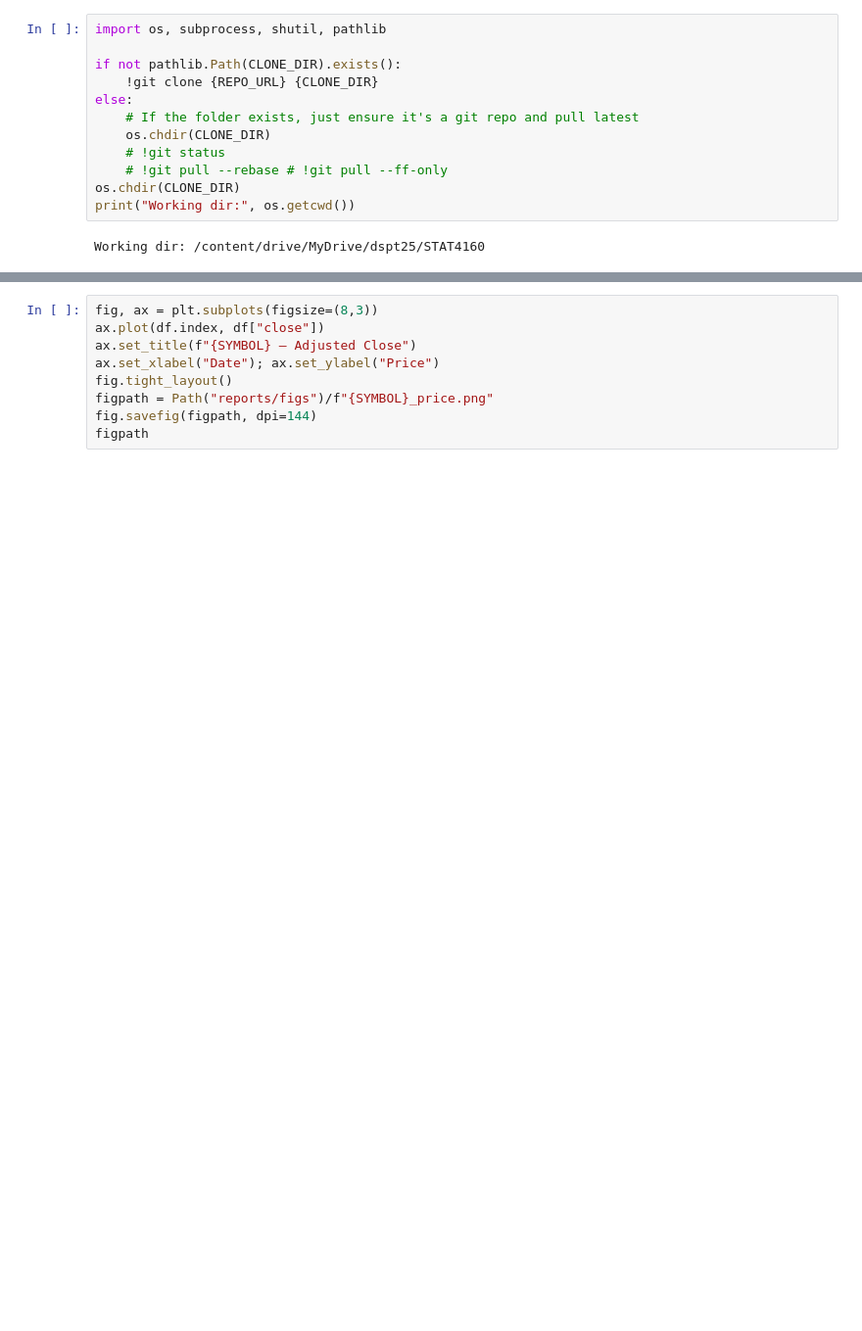
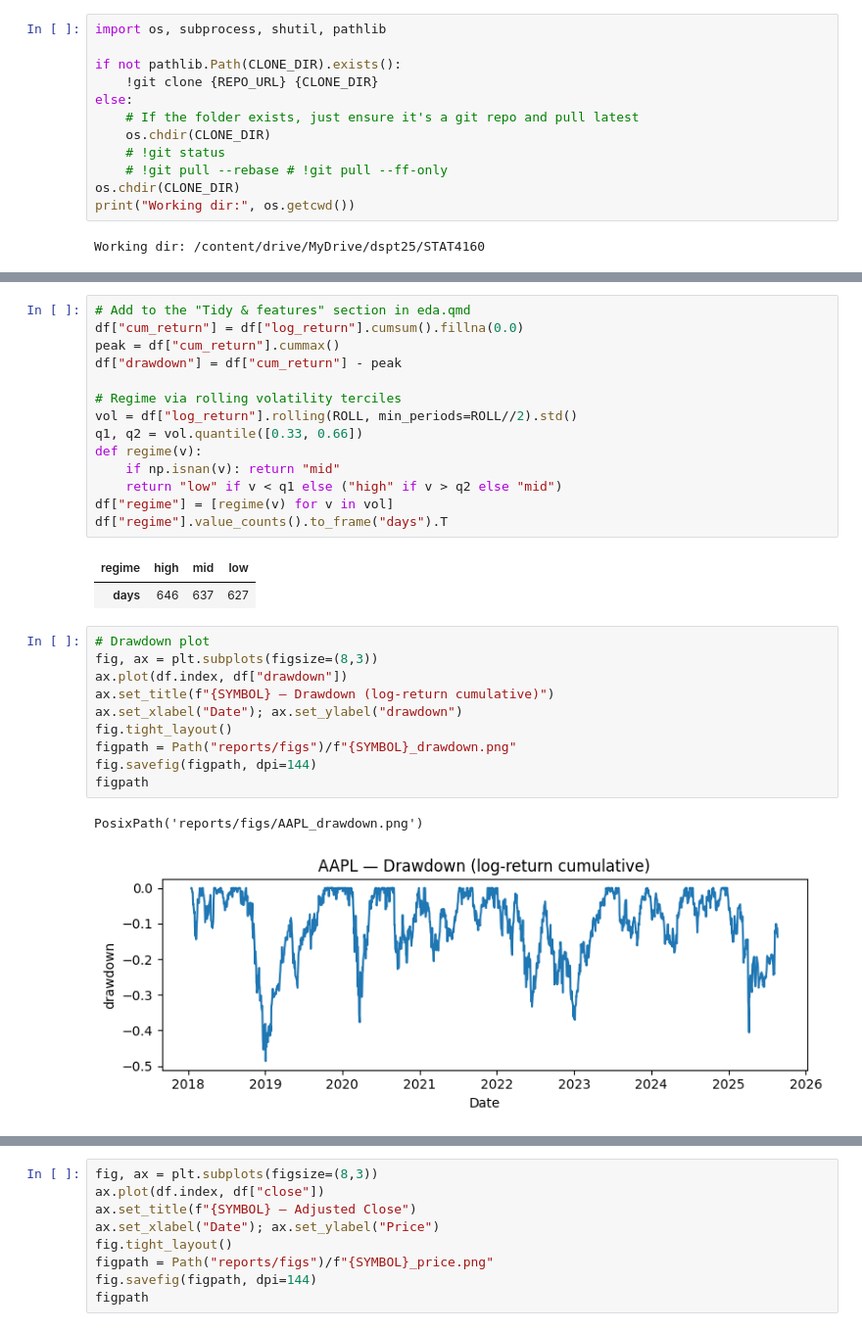
Before and after one commit to ywanglab/STAT4160, a Jupyter notebook: notebooks/lec3_code_inside_QMD_testing.ipynb, the cells around one changed output, grey strips where cells are left out. Shown at 98% size. Drawn from its saved outputs; the diff is of its cells as text; blank space fills up the shorter version.

```diff
--- a/notebooks/lec3_code_inside_QMD_testing.ipynb
+++ b/notebooks/lec3_code_inside_QMD_testing.ipynb
@@ -91,0 +92,30 @@ df.head()
+# %%
+# Add to the "Tidy & features" section in eda.qmd
+df["cum_return"] = df["log_return"].cumsum().fillna(0.0)
+peak = df["cum_return"].cummax()
+df["drawdown"] = df["cum_return"] - peak
+
+# Regime via rolling volatility terciles
+vol = df["log_return"].rolling(ROLL, min_periods=ROLL//2).std()
+q1, q2 = vol.quantile([0.33, 0.66])
+def regime(v):
+    if np.isnan(v): return "mid"
+    return "low" if v < q1 else ("high" if v > q2 else "mid")
+df["regime"] = [regime(v) for v in vol]
+df["regime"].value_counts().to_frame("days").T
+# %% [output]
+| regime | high | mid | low |
+| days | 646 | 637 | 627 |
+# %%
+# Drawdown plot
+fig, ax = plt.subplots(figsize=(8,3))
+ax.plot(df.index, df["drawdown"])
+ax.set_title(f"{SYMBOL} — Drawdown (log-return cumulative)")
+ax.set_xlabel("Date"); ax.set_ylabel("drawdown")
+fig.tight_layout()
+figpath = Path("reports/figs")/f"{SYMBOL}_drawdown.png"
+fig.savefig(figpath, dpi=144)
+figpath
+# %% [output]
+PosixPath('reports/figs/AAPL_drawdown.png')
+[figure, added]
```
Also changed, not shown: parts of 3 cells of this notebook, 1 other file.
